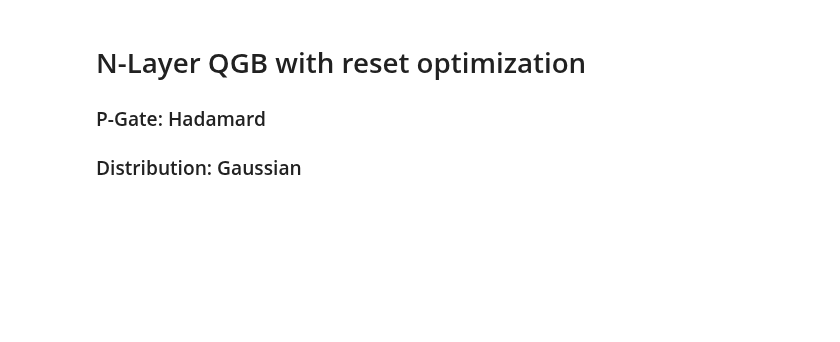
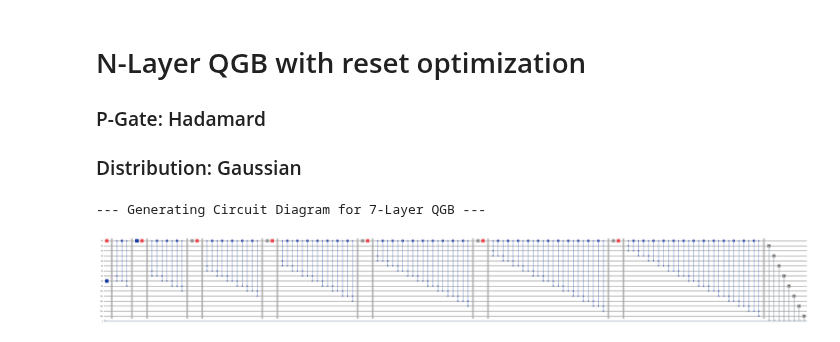
Before and after one commit to KaziMuktadirAhmed/WISER-womenium-2025-project-1, a Jupyter notebook: WISER-quantum-walk-monte-carlo.ipynb, the cells around one changed output. Cells and saved outputs as stored; diff of their text form; code cells hidden in the pictures; blank space fills up the shorter version.

```diff
--- a/WISER-quantum-walk-monte-carlo.ipynb
+++ b/WISER-quantum-walk-monte-carlo.ipynb
@@ -434,7 +405,7 @@ def create_n_layer_qgb(n_layers: int):
 # --- Example Usage ---
 if __name__ == '__main__':
     # Define the number of layers for the Galton Board
-    N_LAYERS = 4
+    N_LAYERS = 7
 
     # 1. Create the N-layer QGB circuit
     qgb_circuit = create_n_layer_qgb(N_LAYERS)
@@ -457,30 +428,33 @@ if __name__ == '__main__':
     # 4. Process the results from the Sampler
     quasi_dist = result.quasi_dists[0]
     raw_probabilities = quasi_dist.binary_probabilities()
 
     # Post-process the one-hot encoded results into a final distribution
     final_distribution = defaultdict(float)
     for bitstring, prob in raw_probabilities.items():
         # Qiskit bitstrings are little-endian (read right-to-left)
         try:
             position = bitstring.index('1')
             final_distribution[position] += prob
         except ValueError:
             # This handles the case of an all-zero bitstring, which can occur due to noise
             pass
 
     print("\n--- Sampler Results (Probabilities) ---")
     # Sort by position for cleaner printing
     print({k: v for k, v in sorted(final_distribution.items())})
 
     # 5. Plot the final processed distribution
     print("\n--- Generating Final Distribution Histogram ---")
     histogram_figure = plot_histogram(final_distribution, title=f"Final {N_LAYERS}-Layer QGB Distribution")
     if IS_IPYTHON:
         display(histogram_figure)
     histogram_filename = f"{N_LAYERS}_layer_qgb_histogram.png"
     histogram_figure.savefig(histogram_filename)
     print(f"Histogram also saved to: {os.path.abspath(histogram_filename)}")
 
     # Close all plot figures to free up memory
     plt.close('all')
+# %% [output]
+--- Generating Circuit Diagram for 7-Layer QGB ---
+[figure, added]
```
Also changed, not shown: parts of 5 cells of this notebook.
